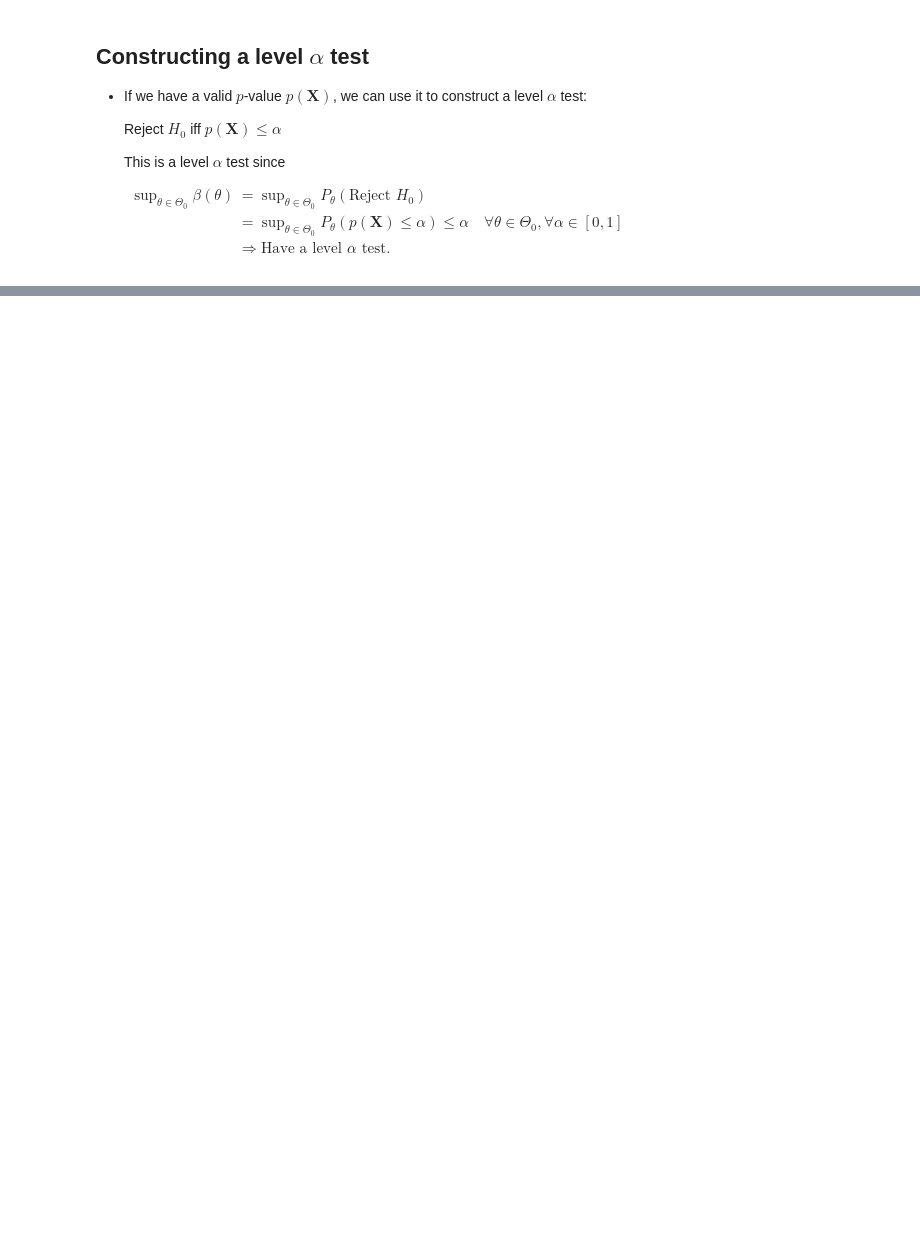
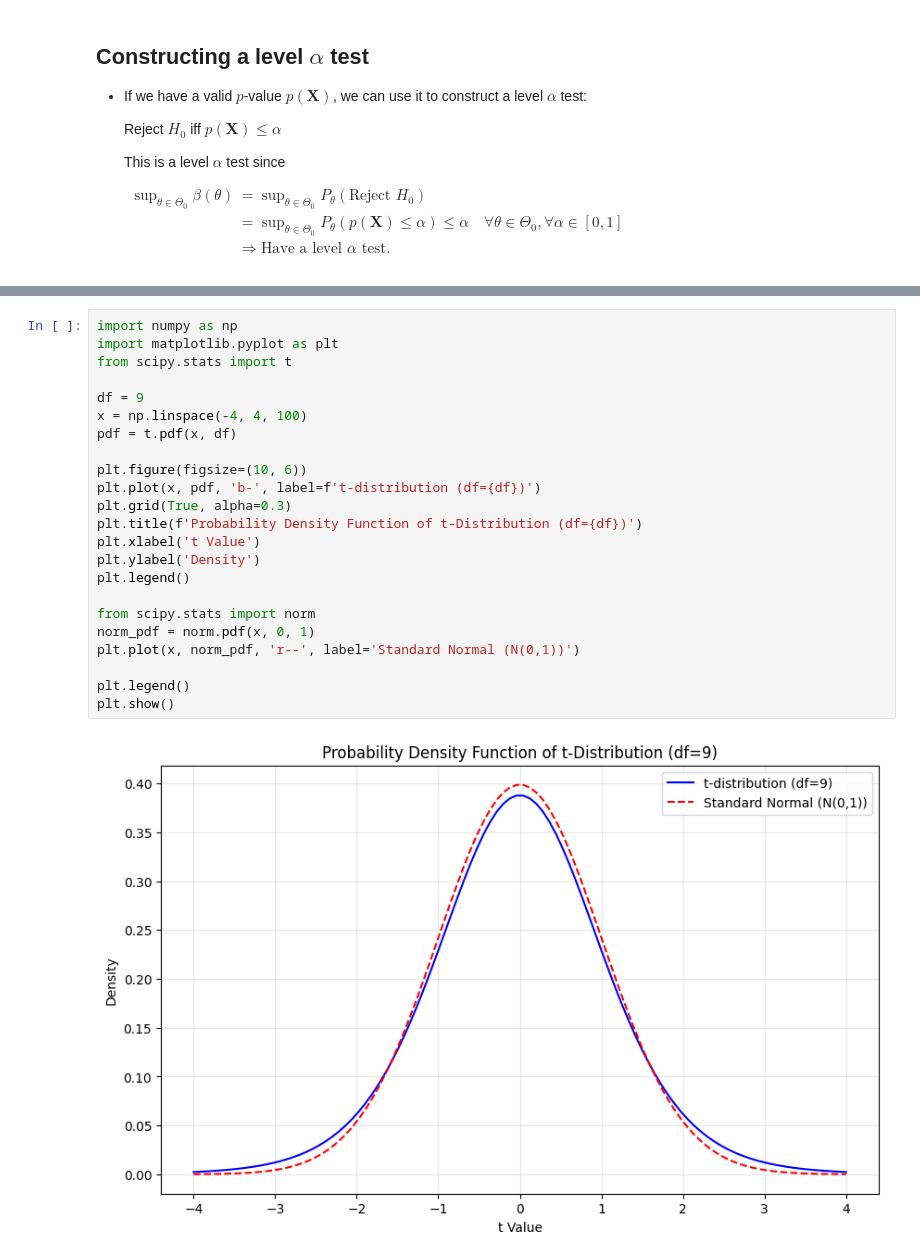
Before and after one commit to Thomson-Cui/Theoretical-Statistics-II, a Jupyter notebook: Chapter_08_03_Most_Powerful_Tests_and_p_values.ipynb, the cells around one changed output, grey strips where cells are left out. Drawn from its saved outputs; the diff is of its cells as text; blank space fills up the shorter version.

```diff
--- a/Chapter_08_03_Most_Powerful_Tests_and_p_values.ipynb
+++ b/Chapter_08_03_Most_Powerful_Tests_and_p_values.ipynb
@@ -587,0 +657,25 @@ Then $p(\mathbf{X})$ is a valid $p$-value
+# %%
+import numpy as np
+import matplotlib.pyplot as plt
+from scipy.stats import t
+
+df = 9
+x = np.linspace(-4, 4, 100)
+pdf = t.pdf(x, df)
+
+plt.figure(figsize=(10, 6))
+plt.plot(x, pdf, 'b-', label=f't-distribution (df={df})')
+plt.grid(True, alpha=0.3)
+plt.title(f'Probability Density Function of t-Distribution (df={df})')
+plt.xlabel('t Value')
+plt.ylabel('Density')
+plt.legend()
+
+from scipy.stats import norm
+norm_pdf = norm.pdf(x, 0, 1)
+plt.plot(x, norm_pdf, 'r--', label='Standard Normal (N(0,1))')
+
+plt.legend()
+plt.show()
+# %% [output]
+[figure, added]
```
Also changed, not shown: parts of 9 cells of this notebook.
